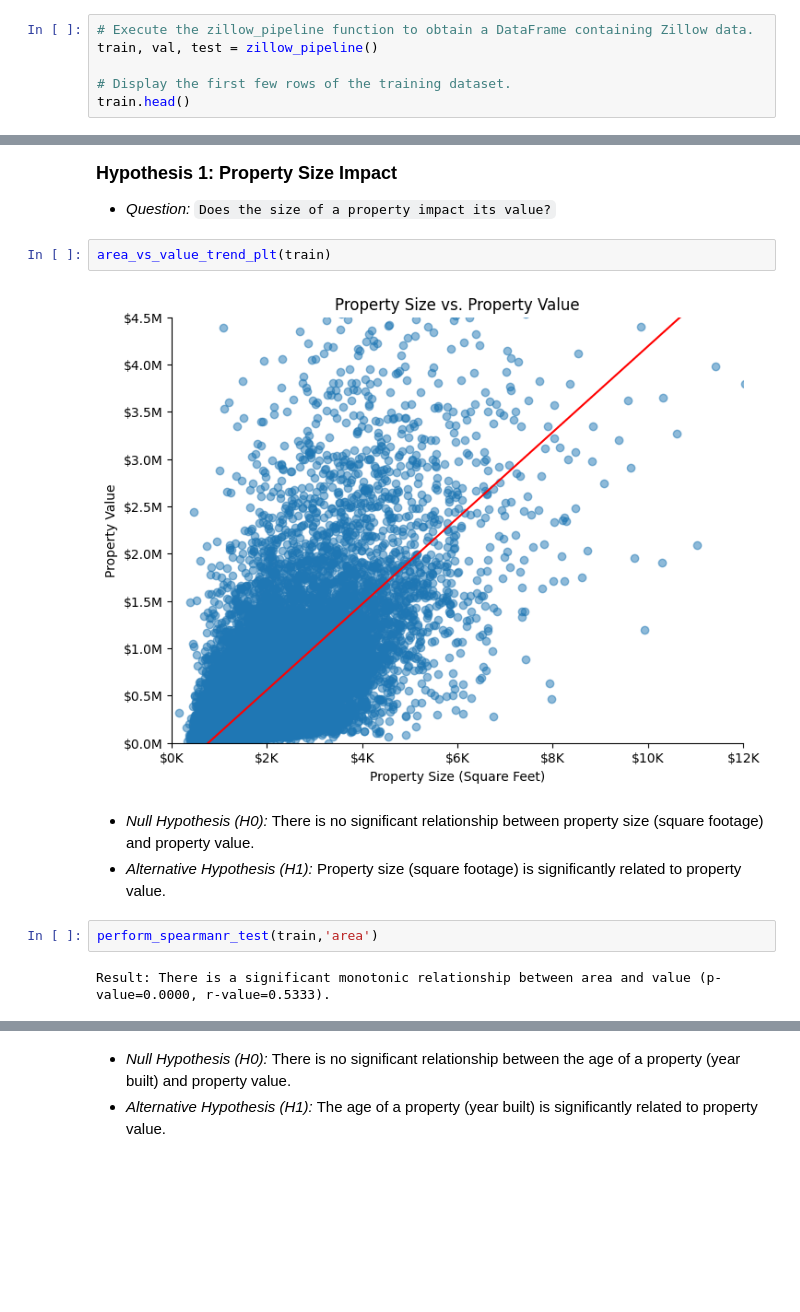
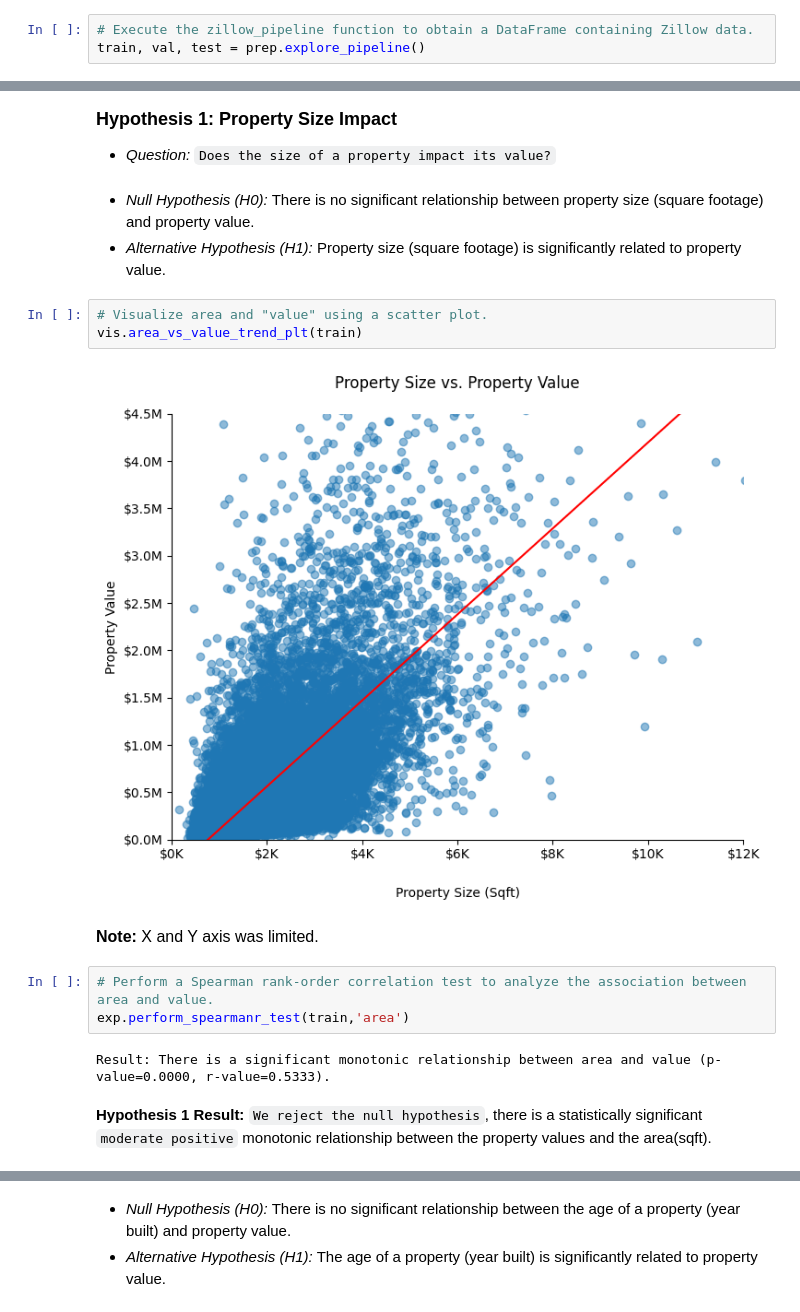
Before and after one commit to Jonathan-Garcia1/zillow_porperty_values, a Jupyter notebook: final_report_plus.ipynb, the cells around one changed output, grey strips where cells are left out. Cells and saved outputs as stored; diff of their text form; blank space fills up the shorter version.

```diff
--- a/final_report_plus.ipynb
+++ b/final_report_plus.ipynb
@@ -103,6 +163,3 @@ from model_plus import split_train_val_test, scale_train_val_test, data_pipeline
 # %%
 # Execute the zillow_pipeline function to obtain a DataFrame containing Zillow data.
-train, val, test = zillow_pipeline()
-
-# Display the first few rows of the training dataset.
-train.head()
+train, val, test = prep.explore_pipeline()
@@ -126,15 +169,21 @@ plot_value_distribution(train)
 
    - *Question:* `Does the size of a property impact its value?`
    </font>
-# %%
-area_vs_value_trend_plt(train)
-# %% [output]
-[figure, removed]
 # %% [markdown]
    - *Null Hypothesis (H0):* There is no significant relationship between property size (square footage) and property value.
    - *Alternative Hypothesis (H1):* Property size (square footage) is significantly related to property value.
-# %%
-perform_spearmanr_test(train,'area')
-# %% [output]
-Result: There is a significant monotonic relationship between area and value (p-value=0.0000, r-value=0.5333).
+# %%
+# Visualize area and "value" using a scatter plot.
+vis.area_vs_value_trend_plt(train)
+# %% [output]
+[figure, added]
+# %% [markdown]
+<font size="3">**Note:** X and Y axis was limited.</font><br>
+# %%
+# Perform a Spearman rank-order correlation test to analyze the association between area and value.
+exp.perform_spearmanr_test(train,'area')
+# %% [output]
+Result: There is a significant monotonic relationship between area and value (p-value=0.0000, r-value=0.5333).
+# %% [markdown]
+**Hypothesis 1 Result:** `We reject the null hypothesis`, there is a statistically significant `moderate positive` monotonic relationship between the property values and the area(sqft).
 # %% [markdown]
```
Also changed, not shown: parts of 80 cells of this notebook, 4 other files.
